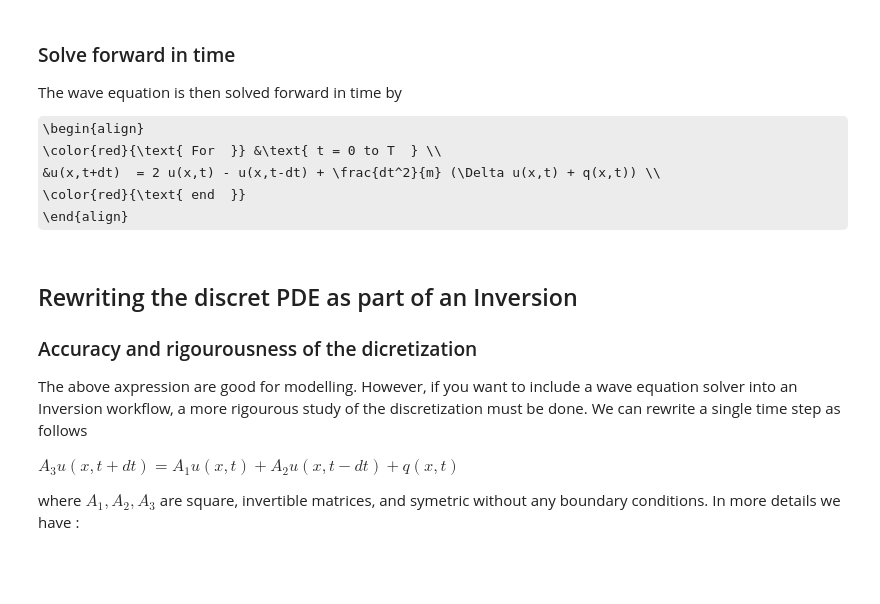
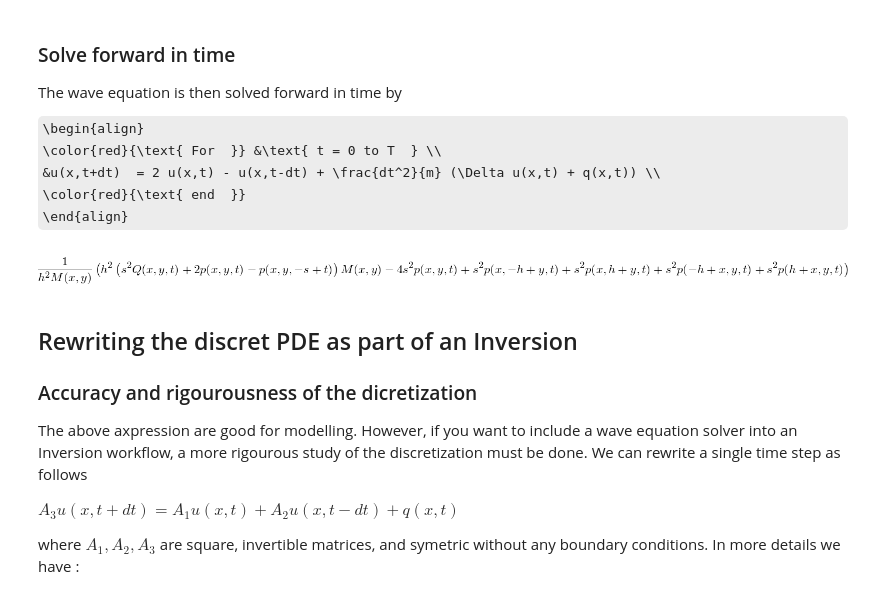
Before and after one commit to devitocodes/notebooks, a Jupyter notebook: AcousticFWI/Acoustic-wave-equation.ipynb, the cells around one changed output. Drawn from its saved outputs; the diff is of its cells as text; code cells hidden in the pictures; some formulas as TeX source; blank space fills up the shorter version.

```diff
--- a/AcousticFWI/Acoustic-wave-equation.ipynb
+++ b/AcousticFWI/Acoustic-wave-equation.ipynb
@@ -57,6 +57,10 @@ The wave equation is then solved forward in time by
 wave_equation = dtt- 1/m*(dxx+dyy) - q
 stencil = solve(wave_equation,p(x,y,t+s))[0]
 ts=lambdify((p(x,y,t-s),p(x-h,y,t), p(x,y,t), p(x+h,y,t),p(x,y-h,t), p(x,y+h,t), q , m, s, h),stencil,"numpy")
+# %%
+stencil
+# %% [output]
+[figure, added]
 # %% [markdown]
 ## Rewriting the discret PDE as part of an Inversion
 ### Accuracy and rigourousness of the dicretization
```
Also changed, not shown: parts of 19 cells of this notebook.
